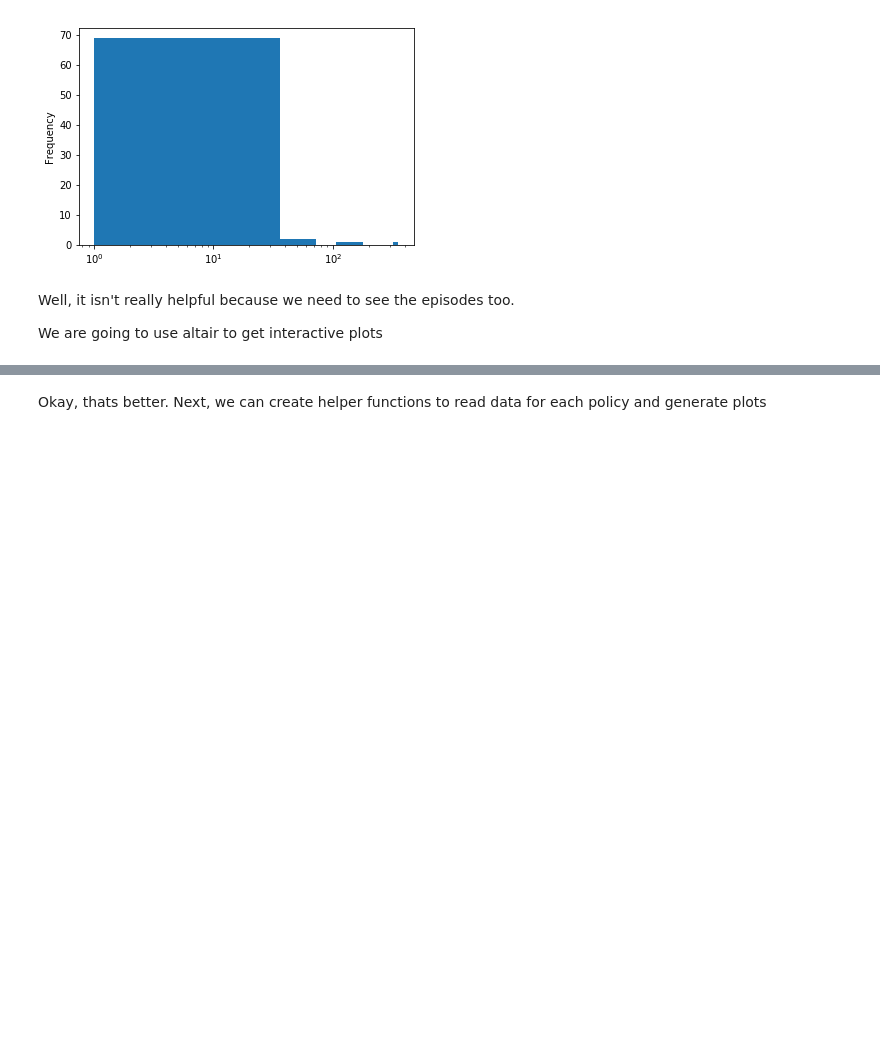
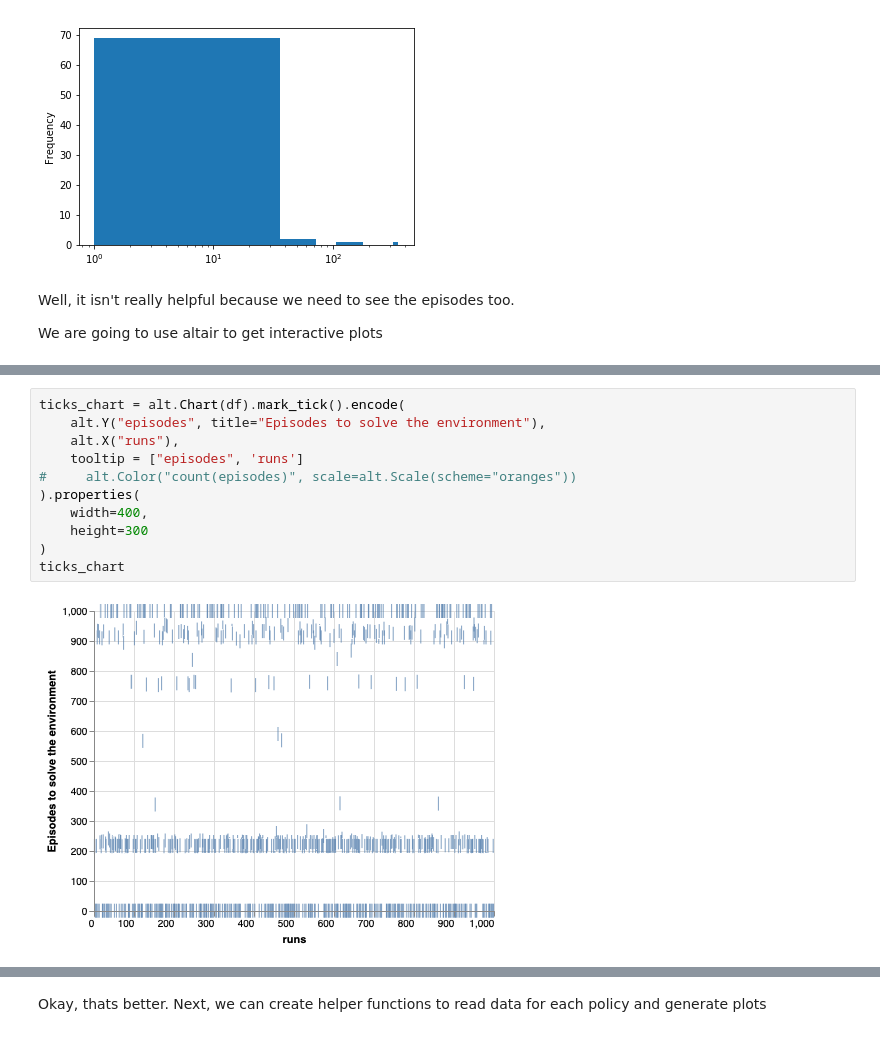
Before and after one commit to katnoria/hill-climbing-agents, a Jupyter notebook: notebooks/analyse.ipynb, the cells around one changed output, grey strips where cells are left out. Drawn from its saved outputs; the diff is of its cells as text; blank space fills up the shorter version.

```diff
--- a/notebooks/analyse.ipynb
+++ b/notebooks/analyse.ipynb
@@ -111,0 +118,13 @@ bar + rule
+# %%
+ticks_chart = alt.Chart(df).mark_tick().encode(
+    alt.Y("episodes", title="Episodes to solve the environment"),
+    alt.X("runs"),
+    tooltip = ["episodes", 'runs']
+#     alt.Color("count(episodes)", scale=alt.Scale(scheme="oranges"))
+).properties(
+    width=400,
+    height=300
+)
+ticks_chart
+# %% [output]
+[figure, added]
```
Also changed, not shown: parts of 15 cells of this notebook.
